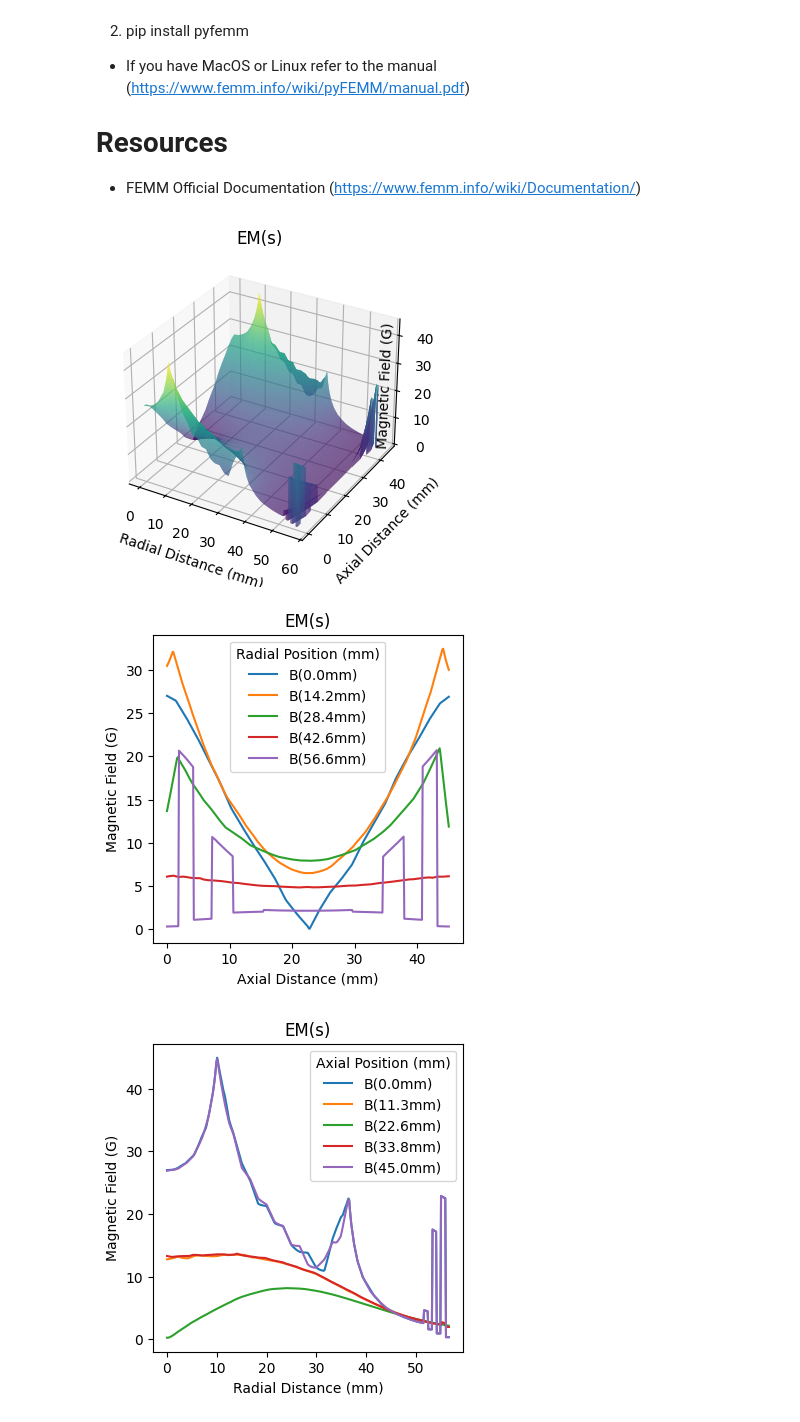
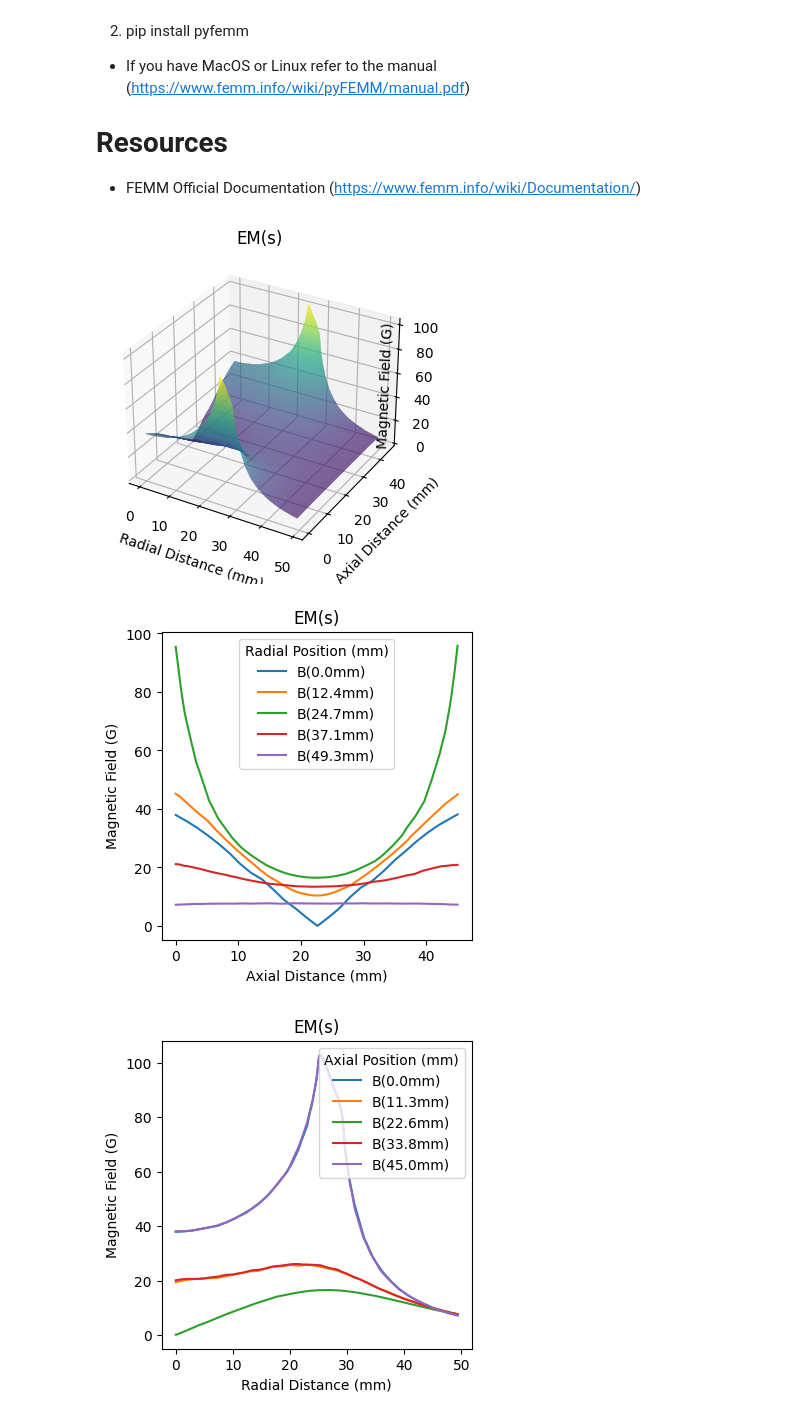
Before and after one commit to kostubhagarwal/femm_em_sims, a Jupyter notebook: electro_mag_sim.ipynb, the cells around one changed output. Saved outputs shown, nothing was run; the diff lists cells and outputs as text; code cells hidden in the pictures.

```diff
--- a/electro_mag_sim.ipynb
+++ b/electro_mag_sim.ipynb
@@ -28,7 +28,7 @@ import numpy as np
 wire specs
 - https://mwswire.com/wp-content/uploads/2016/10/Copper-Magnet-Wire-Data.pdf
 """
-wire_d = 0.64 #22 AWG, diameter (mm)
+wire_d = 0.5 #22 AWG, diameter (mm)
 wire_c = 0.385 #specific heat (J/g°C)
 wire_p = 1.72e-8 #resistivity (Ω·m)
 wire_ds = 8.96 #density (g/cm³)
@@ -41,9 +41,9 @@ https://production-solution.com/coil-calculator.htm
 
 verify with calculator above it's a good sanity check
 """
-bobbin_l = 1.6 #bobbin length (mm)
-bobbin_r = 10 #bobbin radius (mm)
-coil_n = 96 #number of turns
+bobbin_l = 5.3 * 2 #bobbin length (mm)
+bobbin_r = 25 #bobbin radius (mm)
+coil_n = 100 * 2 #number of turns
 num_layer = int(bobbin_l / wire_d)  # How many turns fit along bobbin length
 turns_layer = int(np.ceil(coil_n / num_layer))  # Total layers needed
 coil_r = bobbin_r + (turns_layer * wire_d * np.sqrt(3)/2)  # Hexagonal packing (mm)
@@ -237,35 +237,35 @@ legend = plt.legend()
 legend.set_title('Axial Position (mm)')
 plt.show()
 
 """
 output
 """
 print(f"Current: {i} A")
 print(f"Wire Gauge: 22 AWG")
 print(f"Number of Turns: {coil_n}")
 print(f"Turns/Layer: {turns_layer}")
 print(f"Number of Layers: {num_layer}")
 print(f"Wire Length/Coil: {wire_length*1e3:.1f} mm")
 print(f"EM Thickness: {bobbin_l} mm")
 print(f"EM Inner Radius: {bobbin_r} mm")
 print(f"EM Outer Radius: {coil_r:.1f} mm")
 print(f"EM separation: {sep} mm")
 print(f"Average Radial Gradient is {m_dr:.2f} G/cm")
 print(f"Average Axial Gradient is {m_dz:.2f} G/cm")
 print(f"Resistance/Coil: {resistance:.2f} Ω")
 print(f"Power Loss/Coil: {power:.2f} W")
 print(f"Voltage Requirement/Coil: {voltage:.2f} V")
 print(f"Inductance (Top Coil): {inductance_top*1e3:.2f} mH")
 print(f"Inductance (Bottom Coil): {inductance_bottom*1e3:.2f} mH")
 print(f"No loss, wire heats {dT:.2f}°C in {t_s} seconds")
 
 """
 close
 """
 # femm.closefemm()
 # %% [output]
-[figure, old version]
+[figure, new version]
-[figure, old version]
+[figure, new version]
-[figure, old version]
+[figure, new version]
 Current: 1 A
 Wire Gauge: 22 AWG
```
Also changed, not shown: parts of 1 cell of this notebook.
